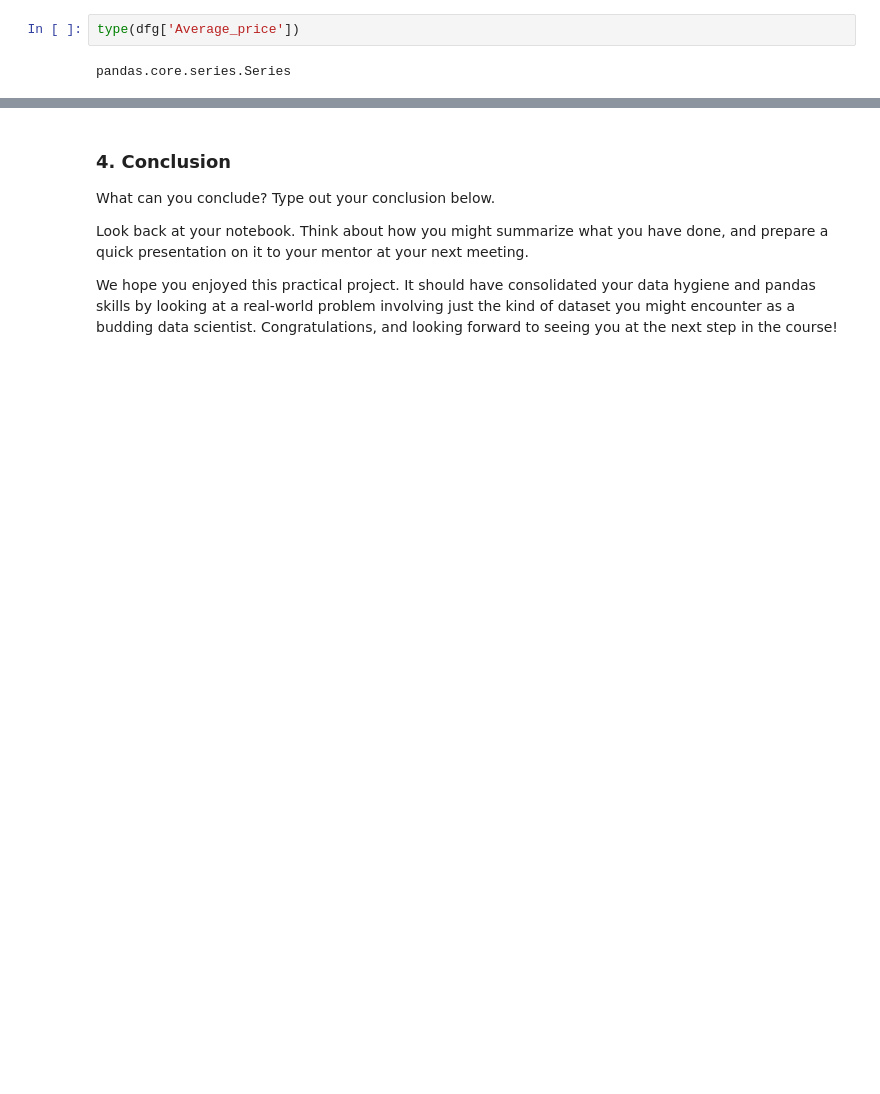
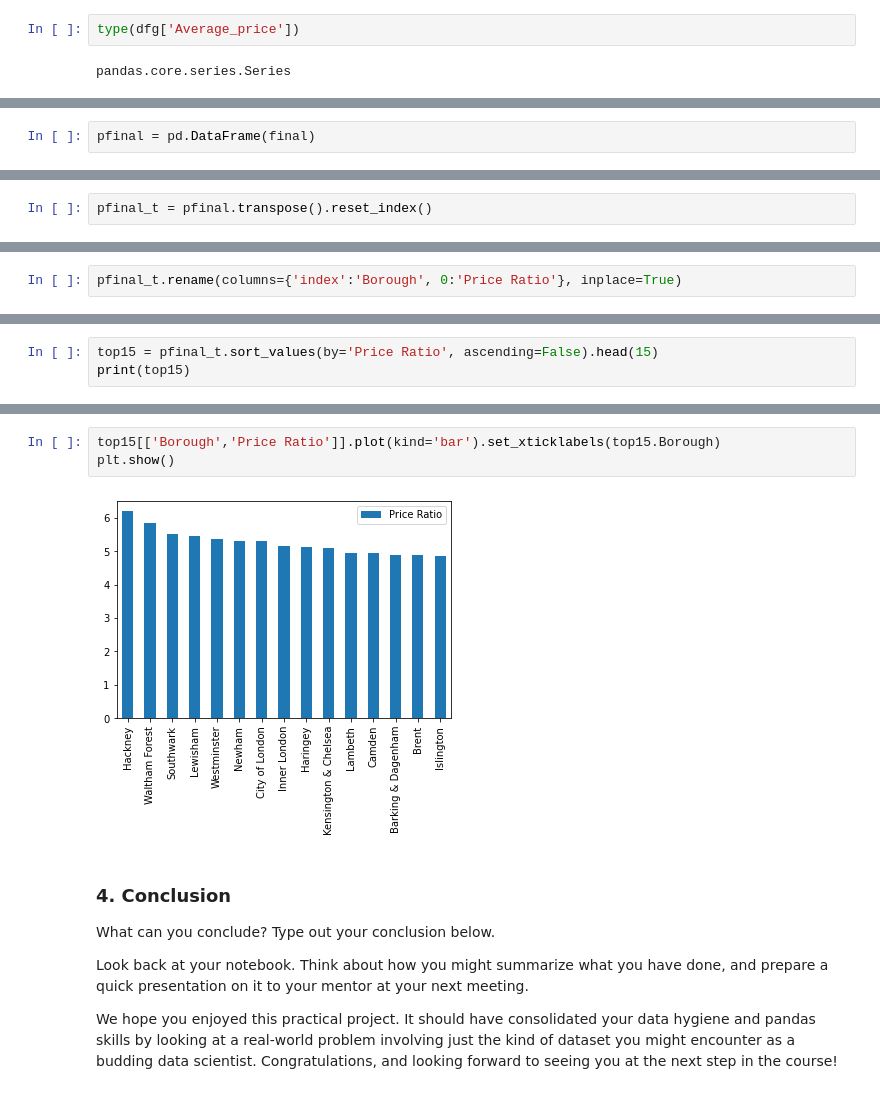
Before and after one commit to jamesclay06/Springboard, a Jupyter notebook: Unit4T3James.ipynb, the cells around one changed output, grey strips where cells are left out. Cells and saved outputs as stored; diff of their text form; blank space fills up the shorter version.

```diff
--- a/Unit4T3James.ipynb
+++ b/Unit4T3James.ipynb
@@ -586,0 +571,2 @@ YORKS & THE HUMBER 2016  149015.573233
+# %%
+pfinal = pd.DataFrame(final)
@@ -586,0 +579,2 @@ YORKS & THE HUMBER 2016  149015.573233
+# %%
+pfinal_t = pfinal.transpose().reset_index()
@@ -586,0 +592,2 @@ YORKS & THE HUMBER 2016  149015.573233
+# %%
+pfinal_t.rename(columns={'index':'Borough', 0:'Price Ratio'}, inplace=True)
@@ -586,0 +603,3 @@ YORKS & THE HUMBER 2016  149015.573233
+# %%
+top15 = pfinal_t.sort_values(by='Price Ratio', ascending=False).head(15)
+print(top15)
@@ -587,3 +623,8 @@ YORKS & THE HUMBER 2016  149015.573233
+# %%
+top15[['Borough','Price Ratio']].plot(kind='bar').set_xticklabels(top15.Borough)
+plt.show()
+# %% [output]
+[figure, added]
 # %% [markdown]
 ### 4. Conclusion
 What can you conclude? Type out your conclusion below.
```
Also changed, not shown: parts of 10 cells of this notebook.
